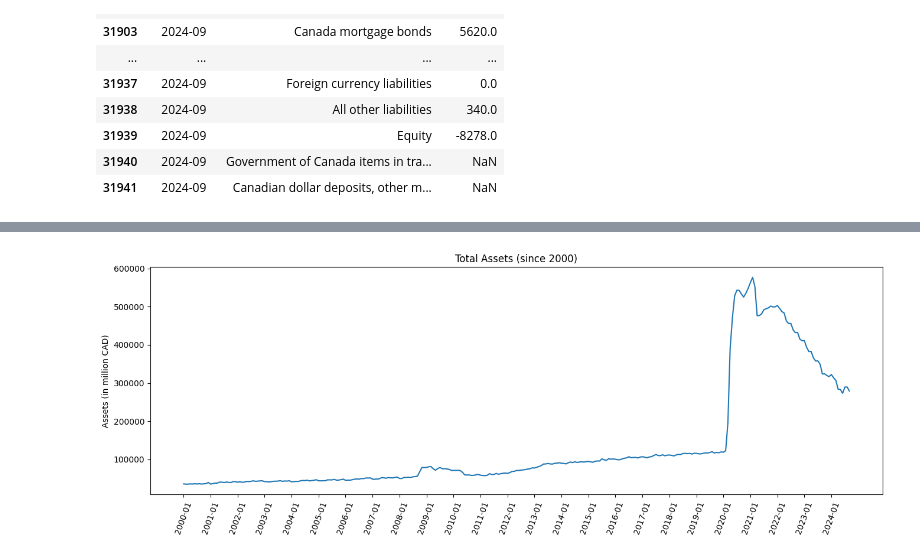
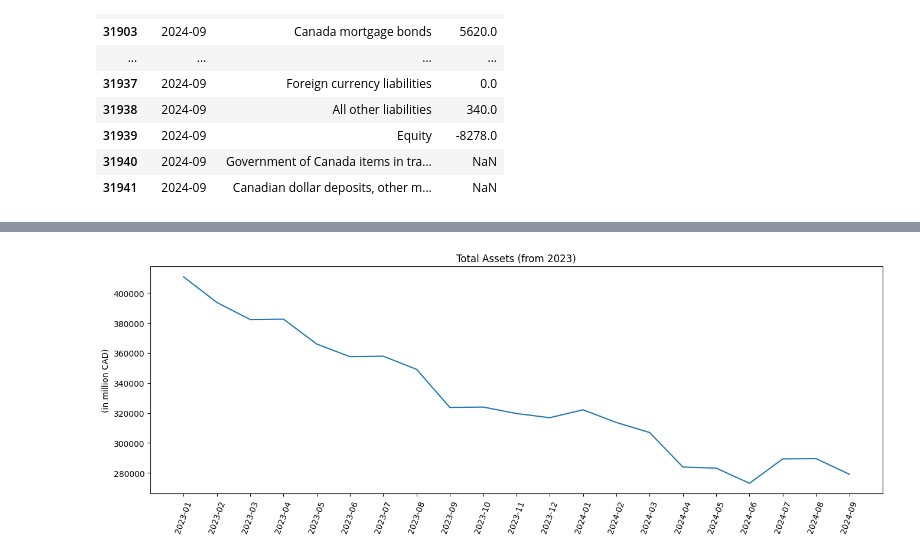
Before and after one commit to vanshuwjoshi/Bank-of-Canada-Assets-and-Liabilities, a Jupyter notebook: data_cleaning.ipynb, the cells around one changed output, grey strips where cells are left out. Cells and saved outputs as stored; diff of their text form; code cells hidden in the pictures.

Commit message:
Basic plots

```diff
--- a/data_cleaning.ipynb
+++ b/data_cleaning.ipynb
@@ -200,11 +224,17 @@ data[data["Assets and liabilities"] == "Total assets"]
 # %%
-plt.figure(figsize=(16,5))
-sns.lineplot(data = data[data["Assets and liabilities"] == "Total assets"], x="REF_DATE", y="VALUE")
-plt.xticks(first_month)
+plt.figure(figsize=(16, 5))
+sns.lineplot(
+    data=data[
+        (data["Assets and liabilities"] == "Total assets")
+        & (data["REF_DATE"] >= "2023-01")
+    ],
+    x="REF_DATE",
+    y="VALUE",
+)
 plt.xticks(rotation=70)
 plt.xlabel("")
-plt.ylabel("Assets (in million CAD)")
-plt.title("Total Assets (since 2000)")
+plt.ylabel("(in million CAD)")
+plt.title("Total Assets (from 2023)")
 plt.show()
 # %% [output]
-[figure, old version]
+[figure, new version]
```
Also changed, not shown: parts of 9 cells of this notebook.
